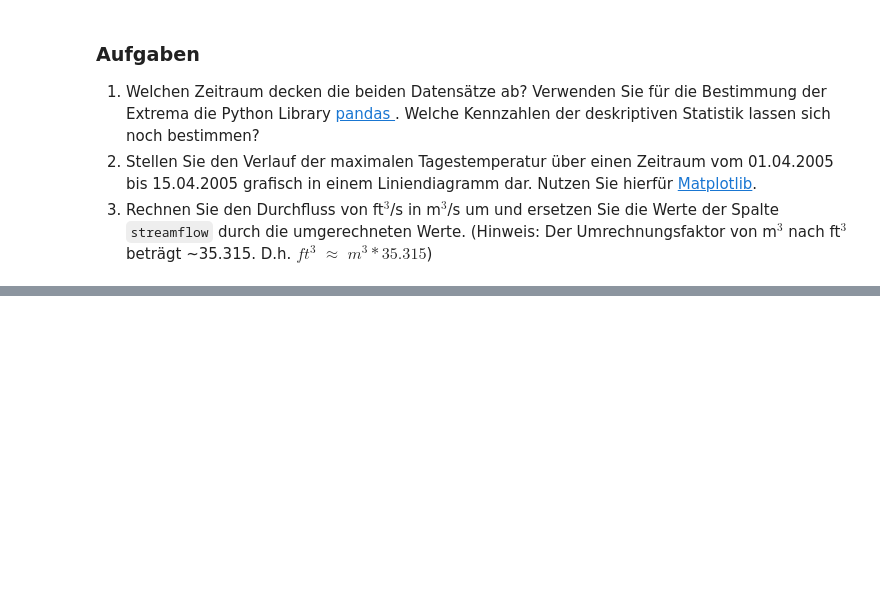
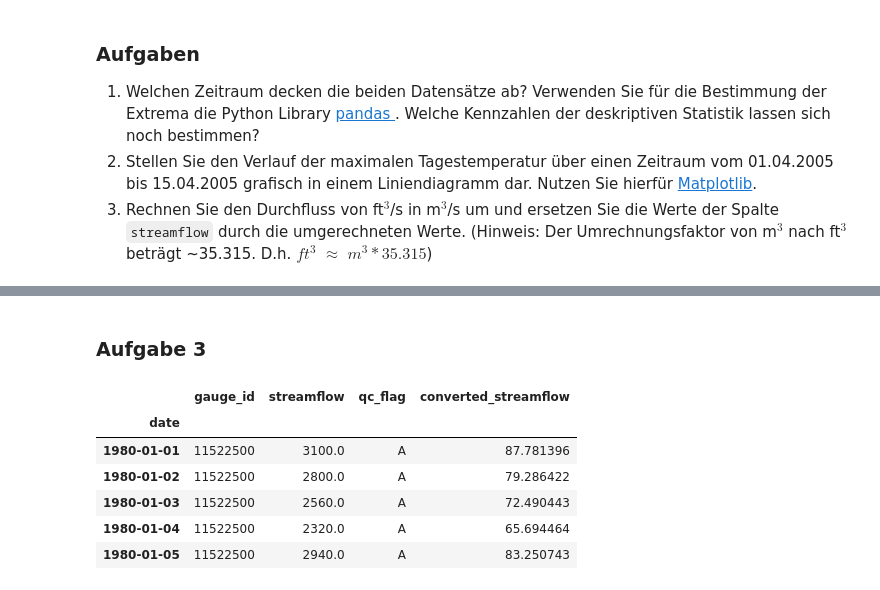
Before and after one commit to SebaDro/hydrological-analysis-tutorial, a Jupyter notebook: analysis-tutorial.ipynb, the cells around one changed output, grey strips where cells are left out. Saved outputs shown, nothing was run; the diff lists cells and outputs as text; code cells hidden in the pictures; blank space fills up the shorter version.

```diff
--- a/analysis-tutorial.ipynb
+++ b/analysis-tutorial.ipynb
@@ -84,0 +135,15 @@ df_streamflow["1995-01":"1995-12"].plot(y="streamflow", title="Durchfluss für d
+# %% [markdown]
+### Aufgabe 3
+# %%
+# TODO Aufgabe 3
+factor = 35.315
+df_streamflow["converted_streamflow"] = df_streamflow["streamflow"] / factor
+df_streamflow.head()
+# %% [output]
+|  | gauge_id | streamflow | qc_flag | converted_streamflow |
+| date |  |  |  |  |
+| 1980-01-01 | 11522500 | 3100.0 | A | 87.781396 |
+| 1980-01-02 | 11522500 | 2800.0 | A | 79.286422 |
+| 1980-01-03 | 11522500 | 2560.0 | A | 72.490443 |
+| 1980-01-04 | 11522500 | 2320.0 | A | 65.694464 |
+| 1980-01-05 | 11522500 | 2940.0 | A | 83.250743 |
```
Also changed, not shown: parts of 10 cells of this notebook.
